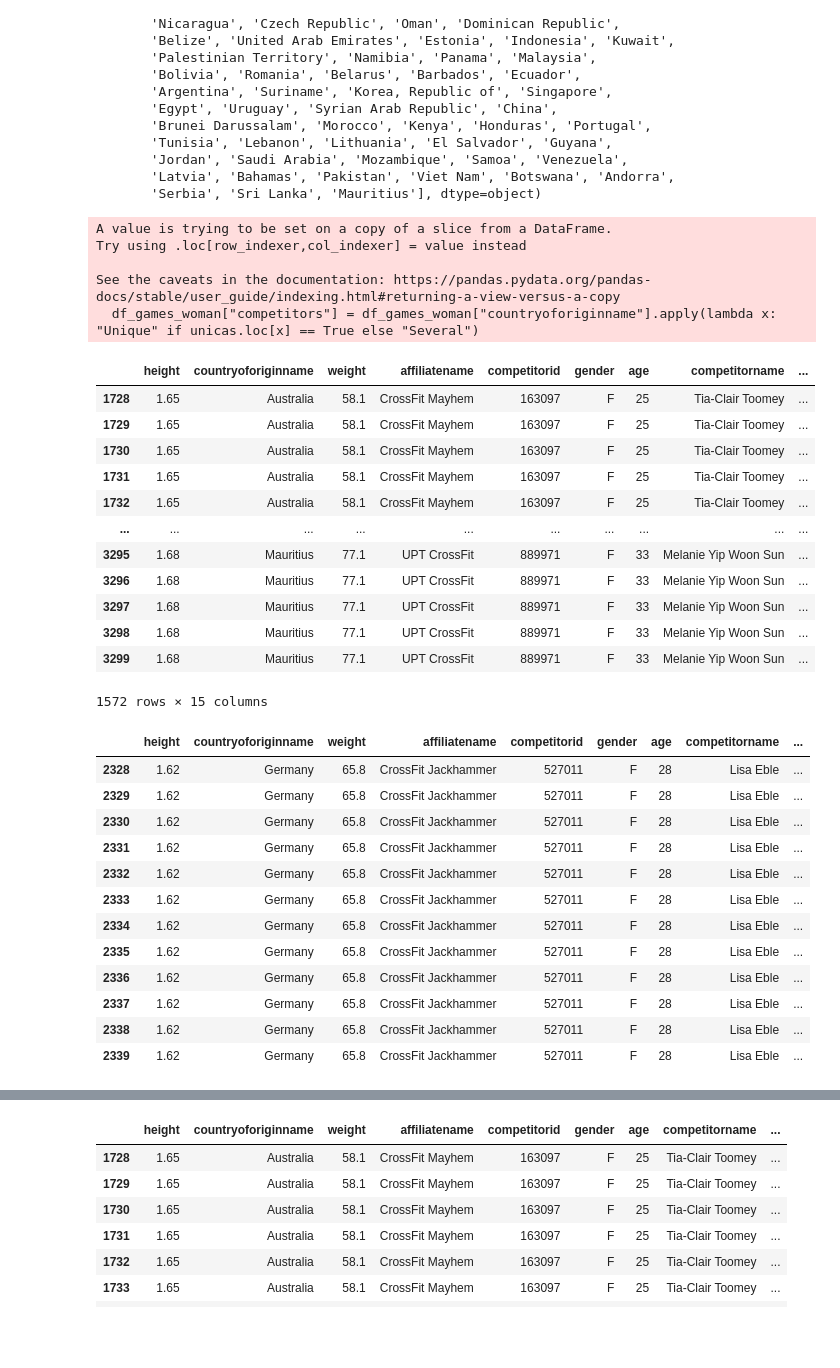
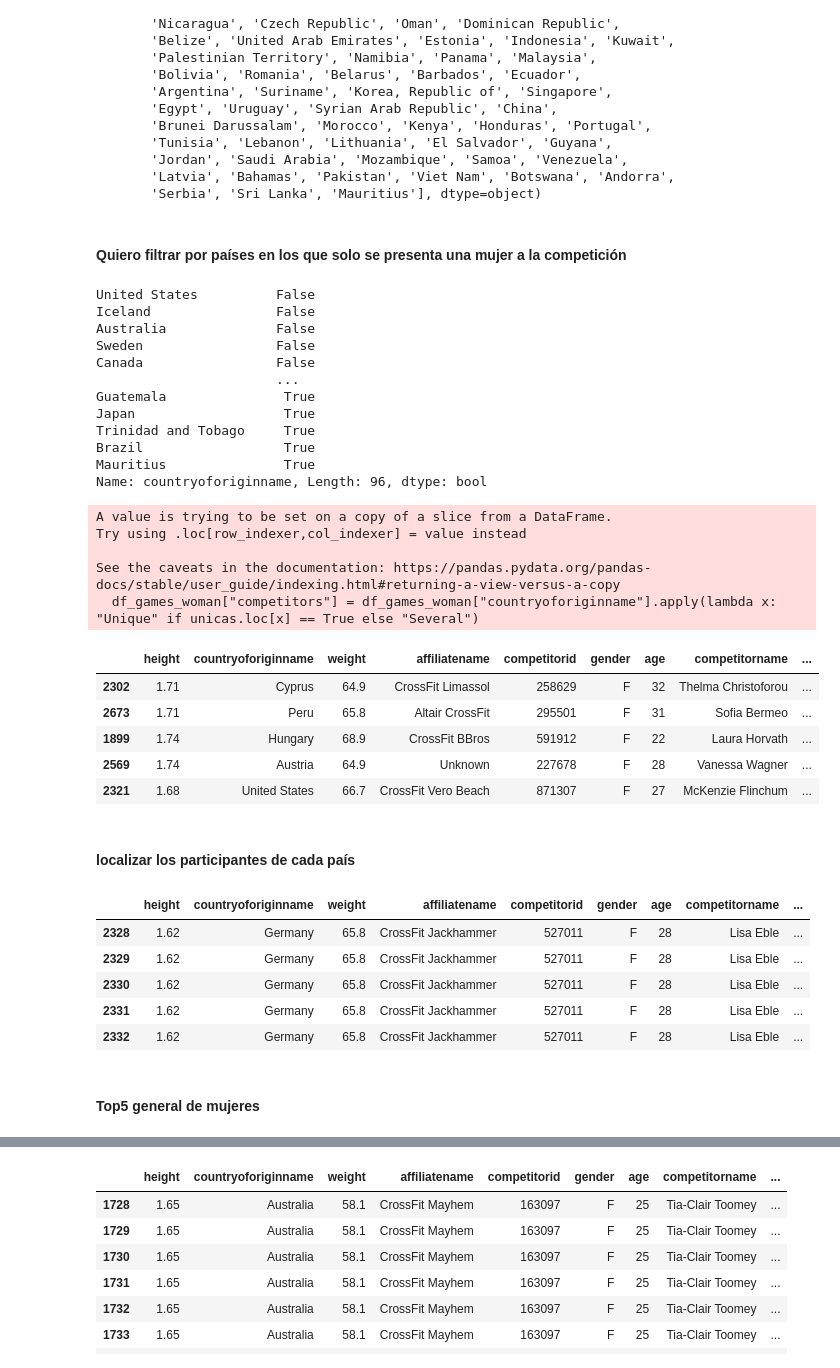
Before and after one commit to Beapsp/Conoce-prueba-practica_Crossfit, a Jupyter notebook: Notebooks/cleaning_cross.ipynb, the cells around one changed output, grey strips where cells are left out. Cells and saved outputs as stored; diff of their text form; code cells hidden in the pictures; blank space fills up the shorter version.

```diff
--- a/Notebooks/cleaning_cross.ipynb
+++ b/Notebooks/cleaning_cross.ipynb
@@ -253,8 +249,25 @@ array(['Australia', 'Norway', 'New Zealand', 'Iceland', 'United States',
        'Jordan', 'Saudi Arabia', 'Mozambique', 'Samoa', 'Venezuela',
        'Latvia', 'Bahamas', 'Pakistan', 'Viet Nam', 'Botswana', 'Andorra',
        'Serbia', 'Sri Lanka', 'Mauritius'], dtype=object)
+# %% [markdown]
+#### Quiero filtrar por países en los que solo se presenta una mujer a la competición
 # %%
 unicas = df_games_woman.countryoforiginname.value_counts() < 13
+# %%
+unicas
+# %% [output]
+United States          False
+Iceland                False
+Australia              False
+Sweden                 False
+Canada                 False
+                       ...
+Guatemala               True
+Japan                   True
+Trinidad and Tobago     True
+Brazil                  True
+Mauritius               True
+Name: countryoforiginname, Length: 96, dtype: bool
 # %%
 df_games_woman["competitors"] = df_games_woman["countryoforiginname"].apply(lambda x: "Unique" if unicas.loc[x] == True else "Several")
 # %% [output]
@@ -264,21 +277,16 @@ Try using .loc[row_indexer,col_indexer] = value instead
 See the caveats in the documentation: https://pandas.pydata.org/pandas-docs/stable/user_guide/indexing.html#returning-a-view-versus-a-copy
   df_games_woman["competitors"] = df_games_woman["countryoforiginname"].apply(lambda x: "Unique" if unicas.loc[x] == True else "Several")
 # %%
-df_games_woman
+df_games_woman.sample(5)
 # %% [output]
 |  | height | countryoforiginname | weight | affiliatename | competitorid | gender | age | competitorname | ... |
-| 1728 | 1.65 | Australia | 58.1 | CrossFit Mayhem | 163097 | F | 25 | Tia-Clair Toomey | ... |
-| 1729 | 1.65 | Australia | 58.1 | CrossFit Mayhem | 163097 | F | 25 | Tia-Clair Toomey | ... |
-| 1730 | 1.65 | Australia | 58.1 | CrossFit Mayhem | 163097 | F | 25 | Tia-Clair Toomey | ... |
-| 1731 | 1.65 | Australia | 58.1 | CrossFit Mayhem | 163097 | F | 25 | Tia-Clair Toomey | ... |
-| 1732 | 1.65 | Australia | 58.1 | CrossFit Mayhem | 163097 | F | 25 | Tia-Clair Toomey | ... |
-| ... | ... | ... | ... | ... | ... | ... | ... | ... | ... |
-| 3295 | 1.68 | Mauritius | 77.1 | UPT CrossFit | 889971 | F | 33 | Melanie Yip Woon Sun | ... |
-| 3296 | 1.68 | Mauritius | 77.1 | UPT CrossFit | 889971 | F | 33 | Melanie Yip Woon Sun | ... |
-| 3297 | 1.68 | Mauritius | 77.1 | UPT CrossFit | 889971 | F | 33 | Melanie Yip Woon Sun | ... |
-| 3298 | 1.68 | Mauritius | 77.1 | UPT CrossFit | 889971 | F | 33 | Melanie Yip Woon Sun | ... |
-| 3299 | 1.68 | Mauritius | 77.1 | UPT CrossFit | 889971 | F | 33 | Melanie Yip Woon Sun | ... |
+| 2302 | 1.71 | Cyprus | 64.9 | CrossFit Limassol | 258629 | F | 32 | Thelma Christoforou | ... |
+| 2673 | 1.71 | Peru | 65.8 | Altair CrossFit | 295501 | F | 31 | Sofia Bermeo | ... |
+| 1899 | 1.74 | Hungary | 68.9 | CrossFit BBros | 591912 | F | 22 | Laura Horvath | ... |
+| 2569 | 1.74 | Austria | 64.9 | Unknown | 227678 | F | 28 | Vanessa Wagner | ... |
+| 2321 | 1.68 | United States | 66.7 | CrossFit Vero Beach | 871307 | F | 27 | McKenzie Flinchum | ... |
-1572 rows × 15 columns
+# %% [markdown]
+#### localizar los participantes de cada país
 # %%
 def loc_pais(df,pais):
     df_pais = df.loc[(df["countryoforiginname"] == pais)]
@@ -286,7 +294,7 @@ def loc_pais(df,pais):
 # %%
 df_games_ger = loc_pais(df_games_woman, "Germany")
 # %%
-df_games_ger
+df_games_ger.head()
 # %% [output]
 |  | height | countryoforiginname | weight | affiliatename | competitorid | gender | age | competitorname | ... |
 | 2328 | 1.62 | Germany | 65.8 | CrossFit Jackhammer | 527011 | F | 28 | Lisa Eble | ... |
@@ -294,12 +302,7 @@ df_games_ger
 | 2330 | 1.62 | Germany | 65.8 | CrossFit Jackhammer | 527011 | F | 28 | Lisa Eble | ... |
 | 2331 | 1.62 | Germany | 65.8 | CrossFit Jackhammer | 527011 | F | 28 | Lisa Eble | ... |
 | 2332 | 1.62 | Germany | 65.8 | CrossFit Jackhammer | 527011 | F | 28 | Lisa Eble | ... |
-| 2333 | 1.62 | Germany | 65.8 | CrossFit Jackhammer | 527011 | F | 28 | Lisa Eble | ... |
-| 2334 | 1.62 | Germany | 65.8 | CrossFit Jackhammer | 527011 | F | 28 | Lisa Eble | ... |
-| 2335 | 1.62 | Germany | 65.8 | CrossFit Jackhammer | 527011 | F | 28 | Lisa Eble | ... |
-| 2336 | 1.62 | Germany | 65.8 | CrossFit Jackhammer | 527011 | F | 28 | Lisa Eble | ... |
-| 2337 | 1.62 | Germany | 65.8 | CrossFit Jackhammer | 527011 | F | 28 | Lisa Eble | ... |
-| 2338 | 1.62 | Germany | 65.8 | CrossFit Jackhammer | 527011 | F | 28 | Lisa Eble | ... |
-| 2339 | 1.62 | Germany | 65.8 | CrossFit Jackhammer | 527011 | F | 28 | Lisa Eble | ... |
+# %% [markdown]
+#### Top5 general de mujeres
 # %%
 top5_games_w = df_games_woman.loc[(df_games_woman["overallrank"] < 6)]
```
Also changed, not shown: parts of 12 cells of this notebook, 3 other files.
